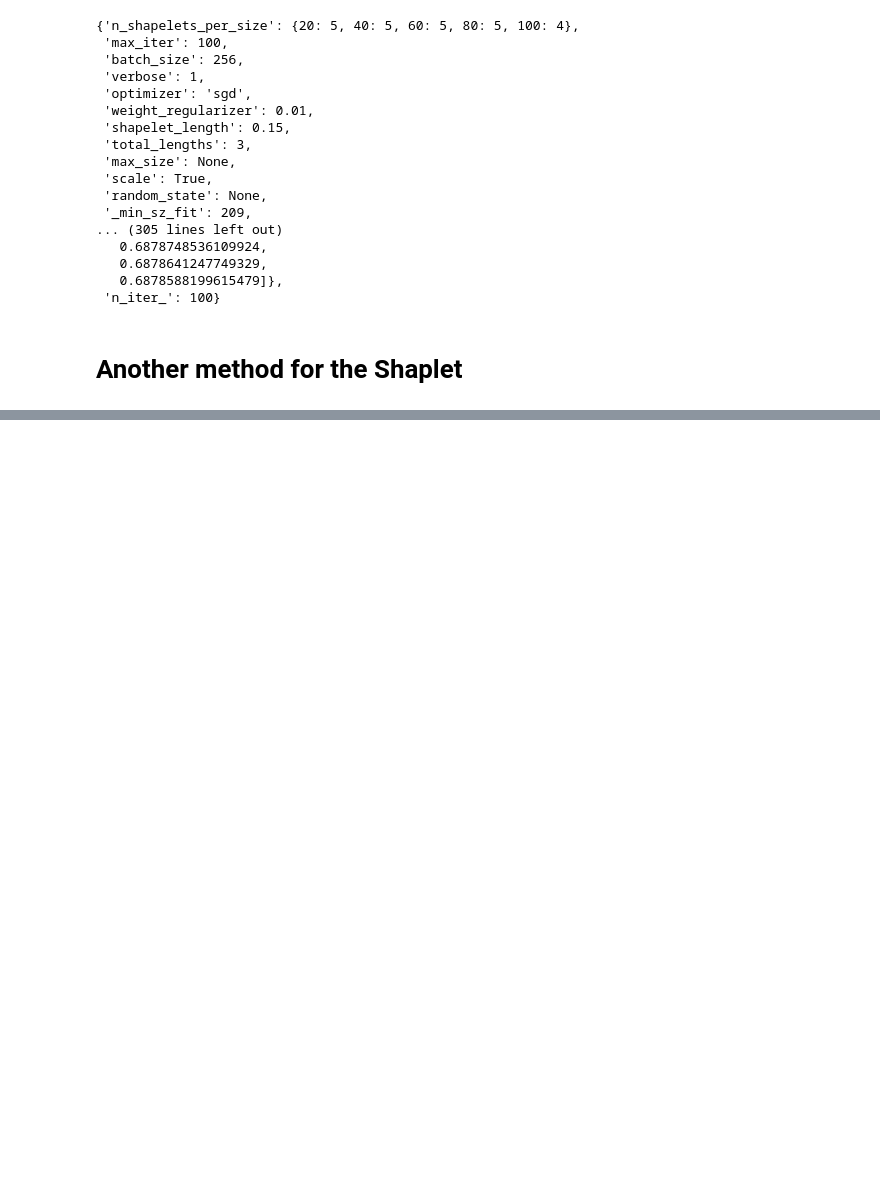
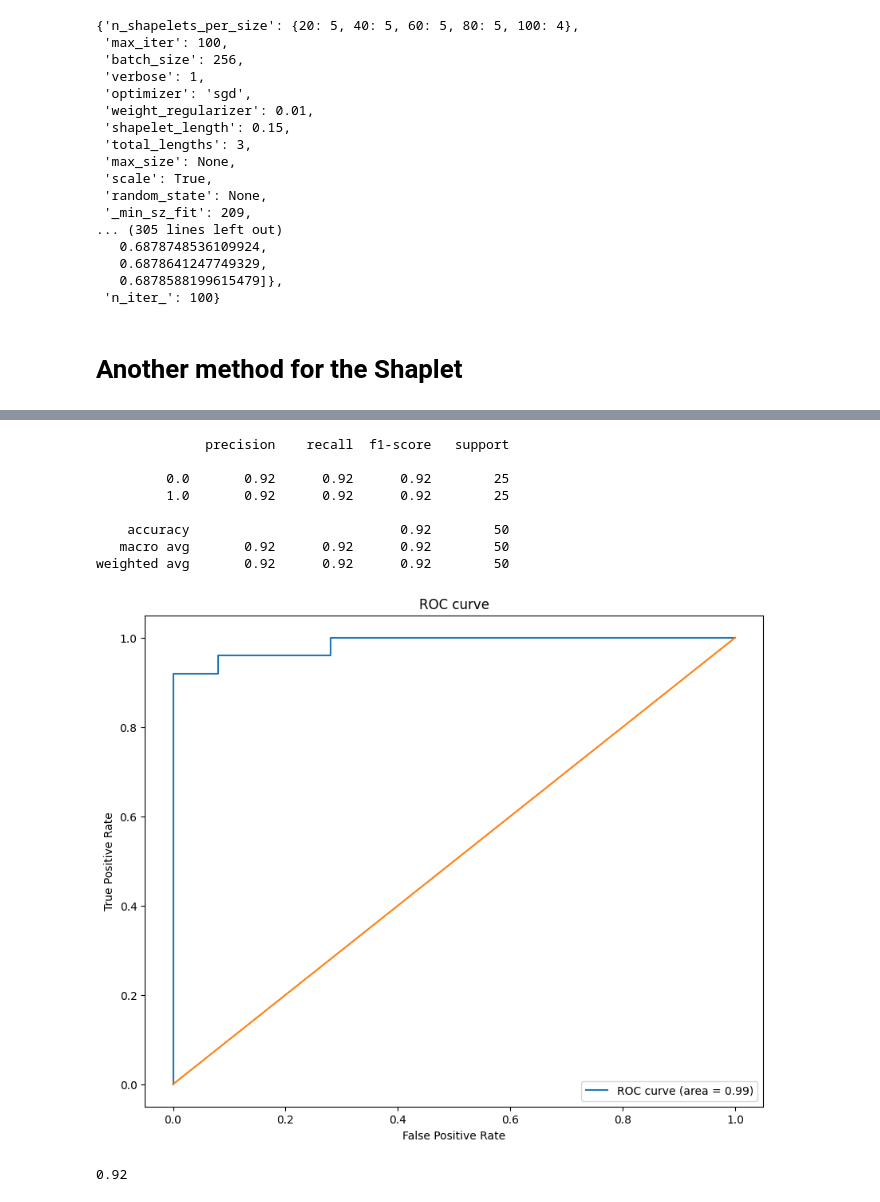
Before and after one commit to gentannipea/DataMining-2023, a Jupyter notebook: Shapelet.ipynb, the cells around one changed output, grey strips where cells are left out. Cells and saved outputs as stored; diff of their text form; code cells hidden in the pictures; blank space fills up the shorter version.

```diff
--- a/Shapelet.ipynb
+++ b/Shapelet.ipynb
@@ -326,7 +309,3 @@ shp_clf.__dict__
  'n_iter_': 100}
 # %% [markdown]
 #  Another method for the Shaplet
-# %%
-from pyts.transformation import ShapeletTransform
-st = ShapeletTransform(n_shapelets=5, window_sizes=[8])
-st.fit(X, y)
@@ -344,3 +344,4 @@ plt.show()
 # %%
 from pyts.classification import LearningShapelets
-shp_clf = LearningShapelets(random_state=42, tol=0.01)
+shp_clf = LearningShapelets(multi_class='ovo', random_state=42, tol=0.0001, max_iter=5000, verbose=1, n_jobs=9)
+shp_clf.fit(X_, y_)
@@ -347,2 +368,35 @@ shp_clf = LearningShapelets(random_state=42, tol=0.01)
-# %%
-shp_clf.fit(X, y)
+# %%
+y_pred = shp_clf.predict(X_)
+y_pred_proba = shp_clf.predict_proba(X_)
+
+from sklearn.metrics import classification_report
+print(classification_report(y_, y_pred))
+
+# ROC curve
+from sklearn.metrics import roc_curve, auc
+fpr, tpr, _ = roc_curve(y_, y_pred_proba[:, 1])
+roc_auc = auc(fpr, tpr)
+
+plt.figure(figsize=(10, 8))
+plt.plot(fpr, tpr, label='ROC curve (area = %0.2f)' % roc_auc)
+plt.plot([0, 1], [0, 1])
+plt.xlabel('False Positive Rate')
+plt.ylabel('True Positive Rate')
+plt.title('ROC curve')
+plt.legend(loc="lower right")
+plt.show()
+
+
+from sklearn.metrics import accuracy_score
+accuracy_score(y_, y_pred)
+# %% [output]
+              precision    recall  f1-score   support
+
+         0.0       0.92      0.92      0.92        25
+         1.0       0.92      0.92      0.92        25
+
+    accuracy                           0.92        50
+   macro avg       0.92      0.92      0.92        50
+weighted avg       0.92      0.92      0.92        50
+[figure, added]
+0.92
```
Also changed, not shown: parts of 19 cells of this notebook.
